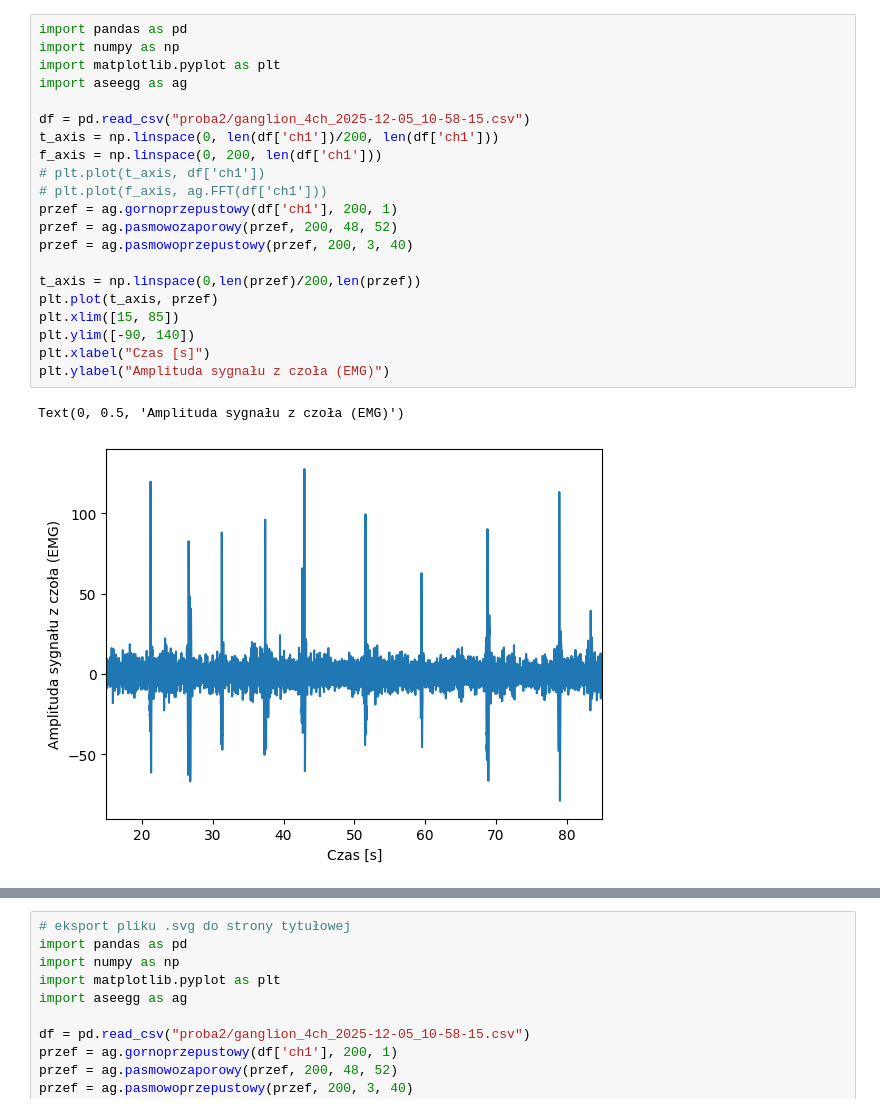
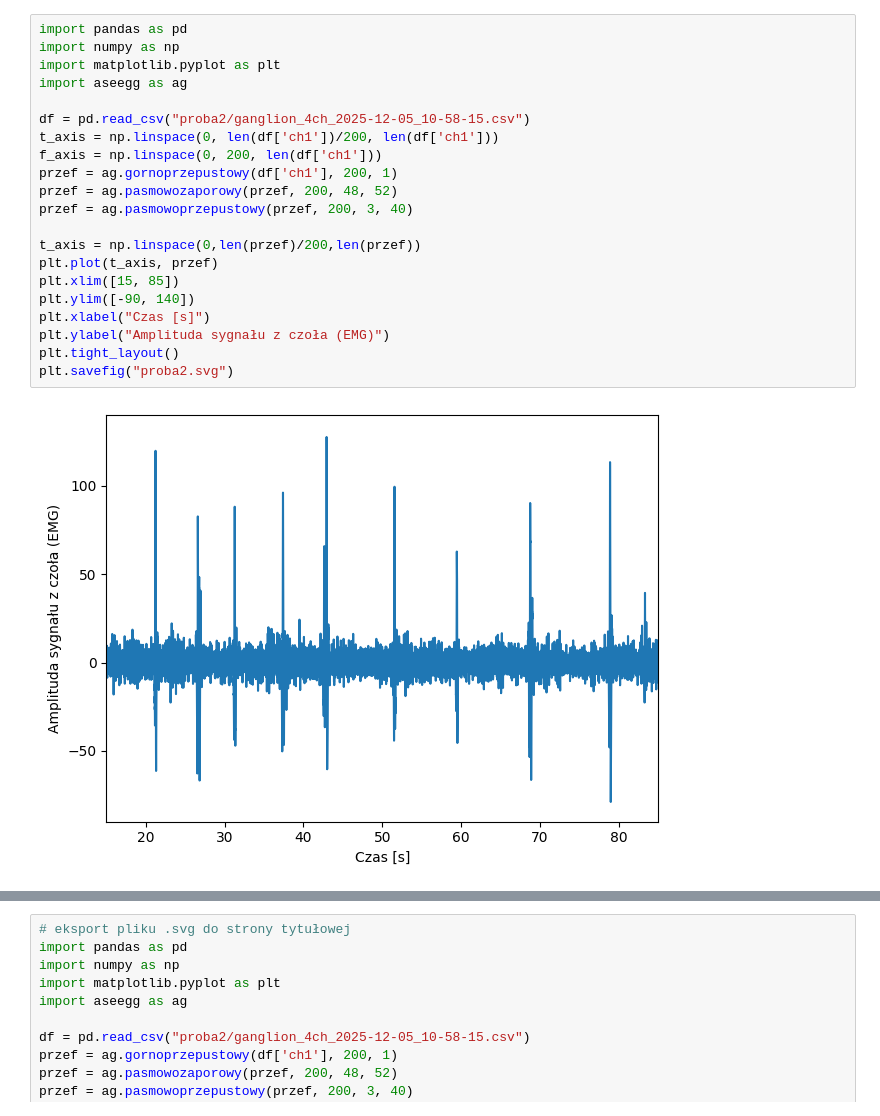
Before and after one commit to jakubmanczak/literkOwO, a Jupyter notebook: projekt.ipynb, the cells around one changed output, grey strips where cells are left out. Drawn from its saved outputs; the diff is of its cells as text.

```diff
--- a/projekt.ipynb
+++ b/projekt.ipynb
@@ -1,25 +27,24 @@
 # %%
 import pandas as pd
 import numpy as np
 import matplotlib.pyplot as plt
 import aseegg as ag
 
 df = pd.read_csv("proba2/ganglion_4ch_2025-12-05_10-58-15.csv")
 t_axis = np.linspace(0, len(df['ch1'])/200, len(df['ch1']))
 f_axis = np.linspace(0, 200, len(df['ch1']))
-# plt.plot(t_axis, df['ch1'])
-# plt.plot(f_axis, ag.FFT(df['ch1']))
 przef = ag.gornoprzepustowy(df['ch1'], 200, 1)
 przef = ag.pasmowozaporowy(przef, 200, 48, 52)
 przef = ag.pasmowoprzepustowy(przef, 200, 3, 40)
 
 t_axis = np.linspace(0,len(przef)/200,len(przef))
 plt.plot(t_axis, przef)
 plt.xlim([15, 85])
 plt.ylim([-90, 140])
 plt.xlabel("Czas [s]")
 plt.ylabel("Amplituda sygnału z czoła (EMG)")
+plt.tight_layout()
+plt.savefig("proba2.svg")
 # %% [output]
-Text(0, 0.5, 'Amplituda sygnału z czoła (EMG)')
-[figure, old version]
+[figure, new version]
 # %%
```
Also changed, not shown: parts of 5 cells of this notebook, 12 other files.
